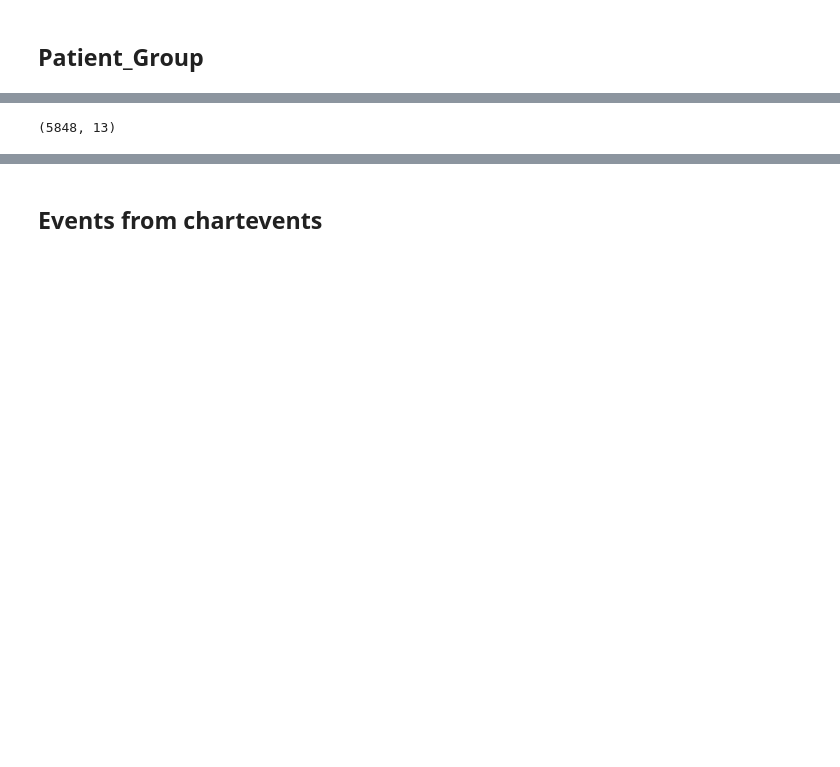
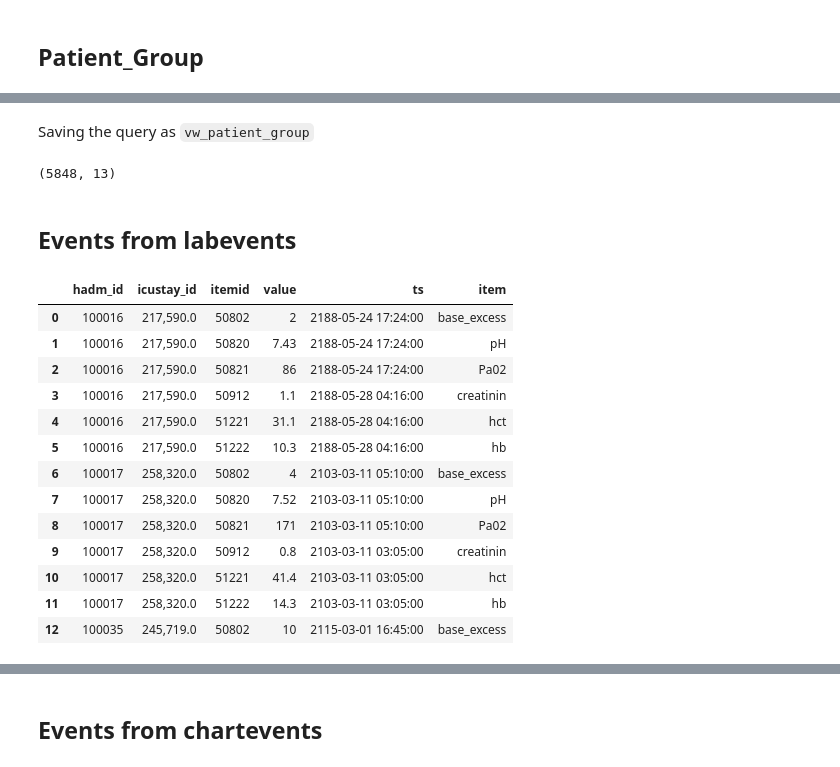
Before and after one commit to m-kno/mimic3, a Jupyter notebook: MIMIC_EDA.ipynb, the cells around one changed output, grey strips where cells are left out. Cells and saved outputs as stored; diff of their text form; code cells hidden in the pictures; blank space fills up the shorter version.

```diff
--- a/MIMIC_EDA.ipynb
+++ b/MIMIC_EDA.ipynb
@@ -320,6 +547,63 @@ df_goal = pd.read_sql(sql, conn)
+# %% [markdown]
+Saving the query as `vw_patient_group`
 # %%
 df_goal.shape
 # %% [output]
 (5848, 13)
 # %%
 df_goal.to_csv('data/patient_group.csv', encoding='UTF-8', index=False)
+# %% [markdown]
+## Events from labevents
+# %%
+sql = """SELECT l.hadm_id,
+    last_val.icustay_id,
+    l.itemid,
+    l.value,
+    last_val.ts,
+        CASE
+            WHEN l.itemid = 50821 THEN 'Pa02'::text
+            WHEN l.itemid = 50802 THEN 'base_excess'::text
+            WHEN l.itemid = 50820 THEN 'pH'::text
+            WHEN l.itemid = 51222 THEN 'hb'::text
+            WHEN l.itemid = 51221 THEN 'hct'::text
+            WHEN l.itemid = 50912 THEN 'creatinin'::text
+            ELSE NULL::text
+        END AS item
+   FROM labevents l
+     JOIN ( SELECT last_events.hadm_id,
+            last_events.icustay_id,
+            last_events.itemid,
+            max(last_events.charttime) AS ts
+           FROM ( SELECT l2.hadm_id,
+                    l2.itemid,
+                    min_ts.icustay_id,
+                    l2.charttime,
+                    l2.value
+                   FROM labevents l2
+                   JOIN ( SELECT vte.hadm_id,
+                            vte.icustay_id,
+                            min(vte.charttime) AS ext_ts
+                           FROM vw_timestamp_extubation vte
+                          GROUP BY vte.hadm_id, vte.icustay_id) min_ts ON min_ts.hadm_id = l2.hadm_id AND min_ts.ext_ts > l2.charttime
+                  WHERE l2.itemid = ANY (ARRAY[50821, 50802, 50820, 51222, 51221, 50912])) last_events
+          GROUP BY last_events.hadm_id, last_events.icustay_id, last_events.itemid) last_val ON last_val.hadm_id = l.hadm_id AND last_val.itemid = l.itemid AND last_val.ts = l.charttime
+  ORDER BY l.hadm_id, last_val.icustay_id, l.itemid"""
+
+df_lab = pd.read_sql(sql, conn)
+# %%
+df_lab.head(13)
+# %% [output]
+|  | hadm_id | icustay_id | itemid | value | ts | item |
+| 0 | 100016 | 217,590.0 | 50802 | 2 | 2188-05-24 17:24:00 | base_excess |
+| 1 | 100016 | 217,590.0 | 50820 | 7.43 | 2188-05-24 17:24:00 | pH |
+| 2 | 100016 | 217,590.0 | 50821 | 86 | 2188-05-24 17:24:00 | Pa02 |
+| 3 | 100016 | 217,590.0 | 50912 | 1.1 | 2188-05-28 04:16:00 | creatinin |
+| 4 | 100016 | 217,590.0 | 51221 | 31.1 | 2188-05-28 04:16:00 | hct |
+| 5 | 100016 | 217,590.0 | 51222 | 10.3 | 2188-05-28 04:16:00 | hb |
+| 6 | 100017 | 258,320.0 | 50802 | 4 | 2103-03-11 05:10:00 | base_excess |
+| 7 | 100017 | 258,320.0 | 50820 | 7.52 | 2103-03-11 05:10:00 | pH |
+| 8 | 100017 | 258,320.0 | 50821 | 171 | 2103-03-11 05:10:00 | Pa02 |
+| 9 | 100017 | 258,320.0 | 50912 | 0.8 | 2103-03-11 03:05:00 | creatinin |
+| 10 | 100017 | 258,320.0 | 51221 | 41.4 | 2103-03-11 03:05:00 | hct |
+| 11 | 100017 | 258,320.0 | 51222 | 14.3 | 2103-03-11 03:05:00 | hb |
+| 12 | 100035 | 245,719.0 | 50802 | 10 | 2115-03-01 16:45:00 | base_excess |
```
Also changed, not shown: parts of 93 cells of this notebook, 20 other files.
